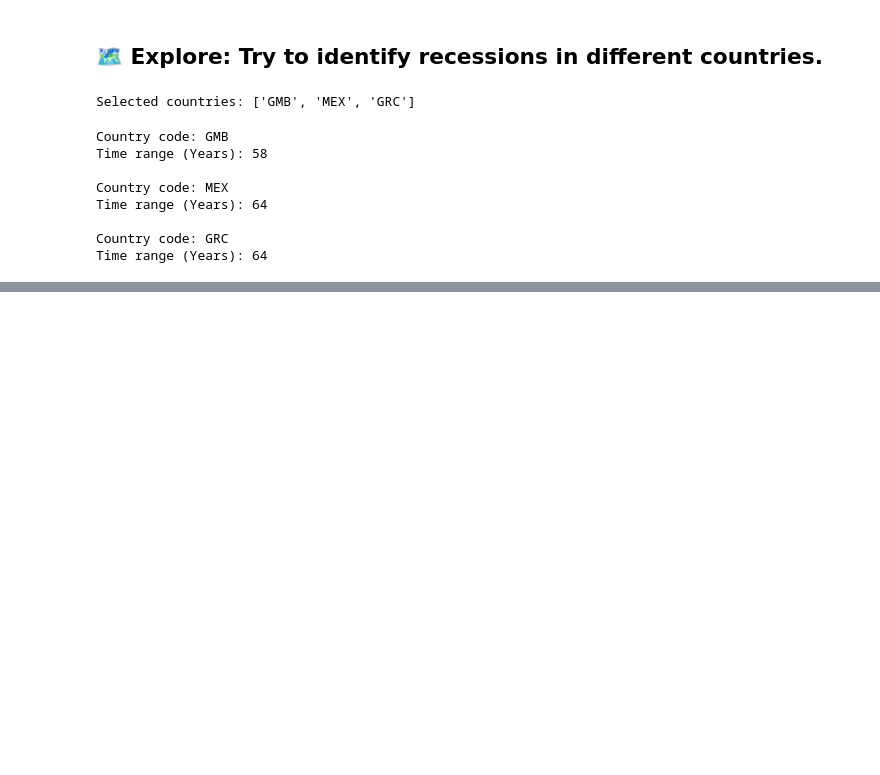
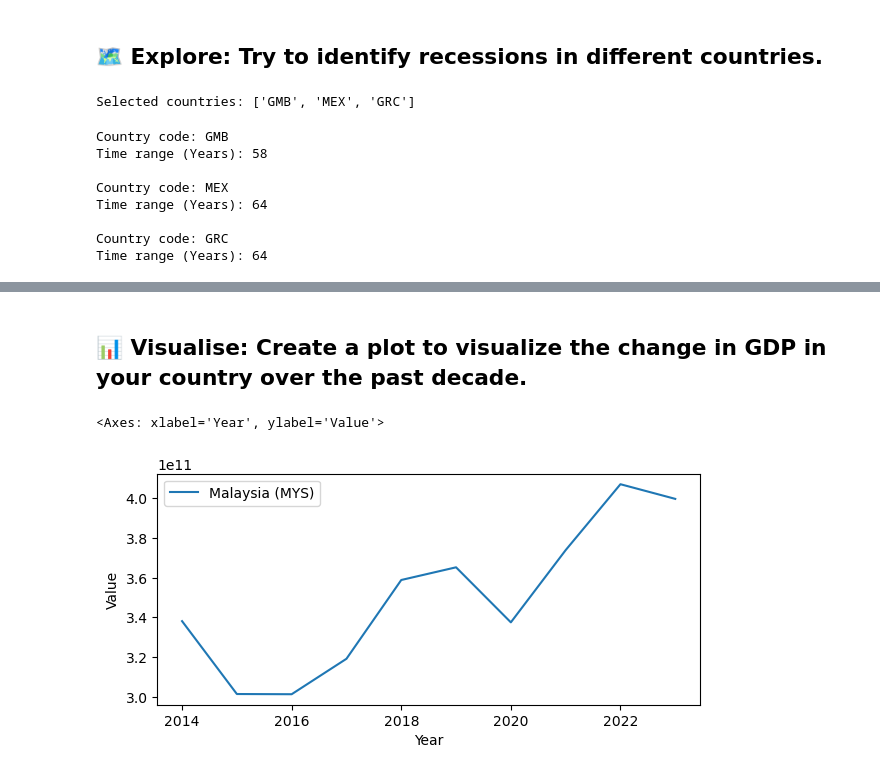
Before and after one commit to joanne-ev/personal-projects, a Jupyter notebook: gdp-analysis/gdp-challenges-python.ipynb, the cells around one changed output, grey strips where cells are left out. Saved outputs shown, nothing was run; the diff lists cells and outputs as text; code cells hidden in the pictures; blank space fills up the shorter version.

```diff
--- a/gdp-analysis/gdp-challenges-python.ipynb
+++ b/gdp-analysis/gdp-challenges-python.ipynb
@@ -69,0 +71,13 @@ plt.tight_layout()
+# %% [markdown]
+## 📊 Visualise: Create a plot to visualize the change in GDP in your country over the past decade.
+# %%
+# Create a subset dataframe for Malaysia between 2013 and 2023 (past decade)
+malaysia = gdp.filter((gdp['Country Name'] == 'Malaysia') & (gdp['Year'].is_between(2014, 2023)))
+malaysia_code = malaysia['Country Code'].unique()
+
+fig, ax = plt.subplots(figsize=(7, 3))
+
+sns.lineplot(data=malaysia, x='Year', y='Value', ax=ax, label='Malaysia (MYS)')
+# %% [output]
+<Axes: xlabel='Year', ylabel='Value'>
+[figure, added]
```
Also changed, not shown: parts of 1 cell of this notebook.
